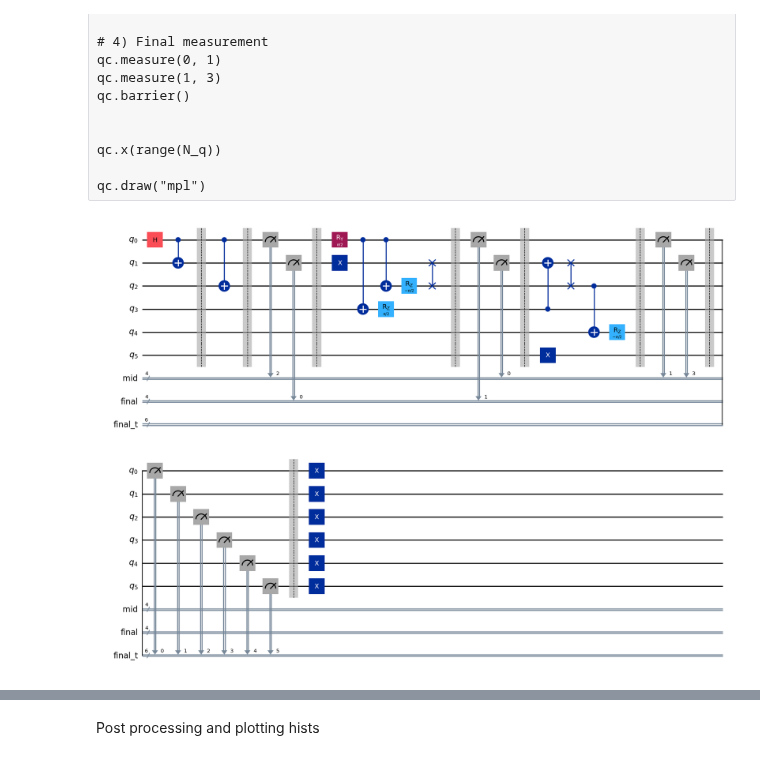
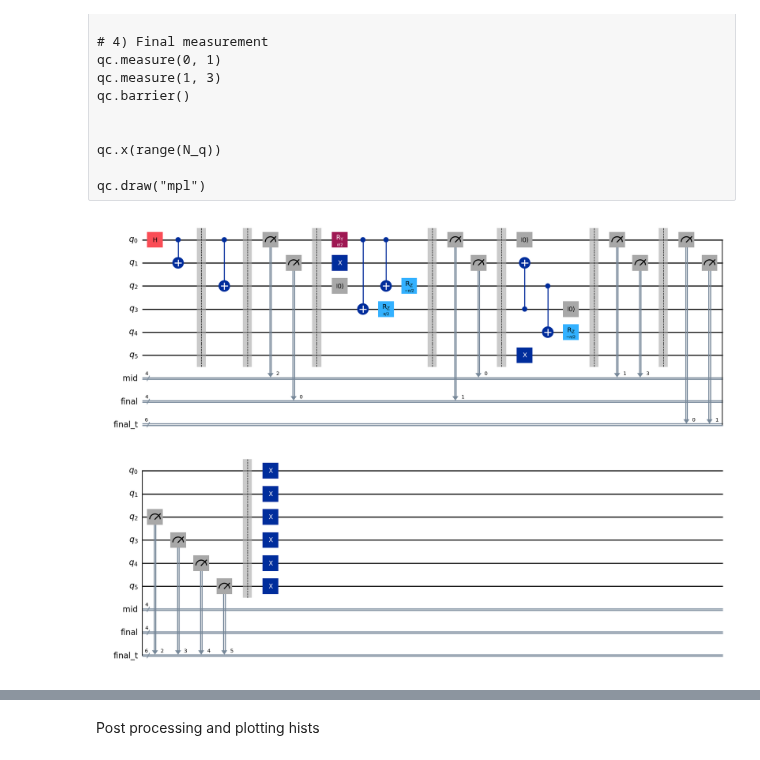
Before and after one commit to CERN-IT-INNOVATION/quantum-gates, a Jupyter notebook: start up and testing/testing_local_library working test.ipynb, the cells around one changed output, grey strips where cells are left out. Drawn from its saved outputs; the diff is of its cells as text; code cells hidden in the pictures.

```diff
--- a/start up and testing/testing_local_library working test.ipynb
+++ b/start up and testing/testing_local_library working test.ipynb
@@ -164,43 +164,43 @@ with qc.if_test((qc.clbits[0], 1)):
 '''
 qc.ry(np.pi/2, 0)
 qc.cx(0,3)
-#qc.reset(2)
+qc.reset(2)
 qc.x(1)
 qc.rz(np.pi/2, 3)
 qc.cx(0,2)
 qc.rz(-np.pi/2, 2)
-qc.swap(1,2)
+#qc.swap(1,2)
 
 
 qc.barrier()
 qc.measure(qreg[0], final[1])
 qc.measure(qreg[1], mid[0])
 
 qc.barrier()
 qc.cx(3, 1)
-#qc.reset(3)
-qc.swap(2, 1)
+qc.reset(3)
+#qc.swap(2, 1)
 qc.x(5)
-#qc.reset(0)
+qc.reset(0)
 qc.cx(2, 4)
 qc.rz(-np.pi/2, 4)
 qc.barrier()
 
 # 4) Final measurement
 qc.measure(0, 1)
 qc.measure(1, 3)
 
 qc.barrier()
 
 qc.measure(range(N_q), final_t)
 qc.barrier()
 
 qc.x(range(N_q))
 
 
 qc.draw("mpl")
 # %% [output]
-[figure, old version]
+[figure, new version]
 # %%
 
 sim = MrAndersonSimulator(gates=standard_gates, CircuitClass=EfficientCircuit)
```
Also changed, not shown: parts of 7 cells of this notebook, 4 other files.
